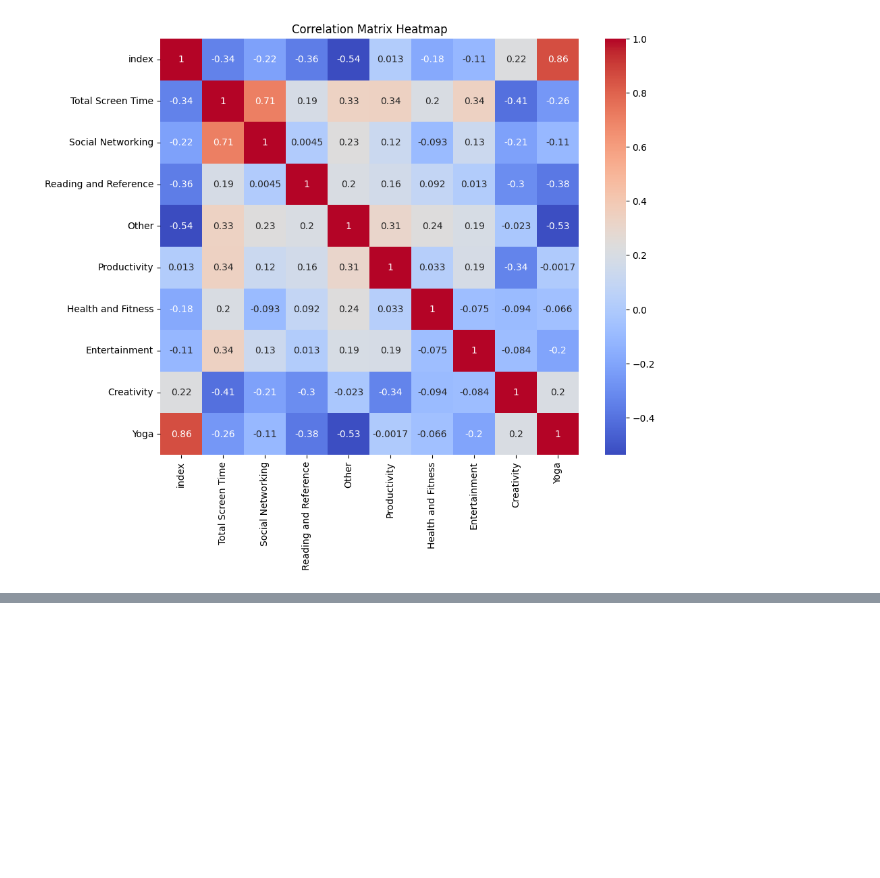
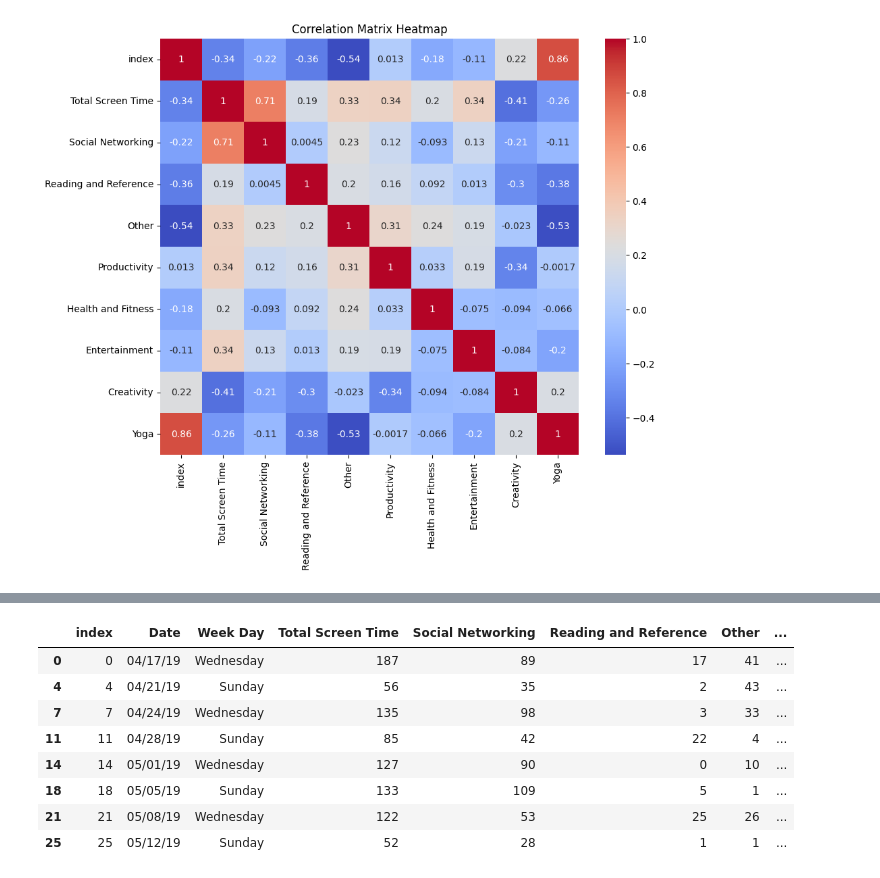
Before and after one commit to auseofficial/ipynb, a Jupyter notebook: panda1.ipynb, the cells around one changed output, grey strips where cells are left out. Saved outputs shown, nothing was run; the diff lists cells and outputs as text; code cells hidden in the pictures; blank space fills up the shorter version.

```diff
--- a/panda1.ipynb
+++ b/panda1.ipynb
@@ -430,0 +468,12 @@ plt.show()
+# %%
+df[(df['Week Day'] == 'Wednesday') | (df['Week Day'] == 'Sunday')]
+# %% [output]
+|  | index | Date | Week Day | Total Screen Time | Social Networking | Reading and Reference | Other | ... |
+| 0 | 0 | 04/17/19 | Wednesday | 187 | 89 | 17 | 41 | ... |
+| 4 | 4 | 04/21/19 | Sunday | 56 | 35 | 2 | 43 | ... |
+| 7 | 7 | 04/24/19 | Wednesday | 135 | 98 | 3 | 33 | ... |
+| 11 | 11 | 04/28/19 | Sunday | 85 | 42 | 22 | 4 | ... |
+| 14 | 14 | 05/01/19 | Wednesday | 127 | 90 | 0 | 10 | ... |
+| 18 | 18 | 05/05/19 | Sunday | 133 | 109 | 5 | 1 | ... |
+| 21 | 21 | 05/08/19 | Wednesday | 122 | 53 | 25 | 26 | ... |
+| 25 | 25 | 05/12/19 | Sunday | 52 | 28 | 1 | 1 | ... |
```
Also changed, not shown: parts of 3 cells of this notebook.
